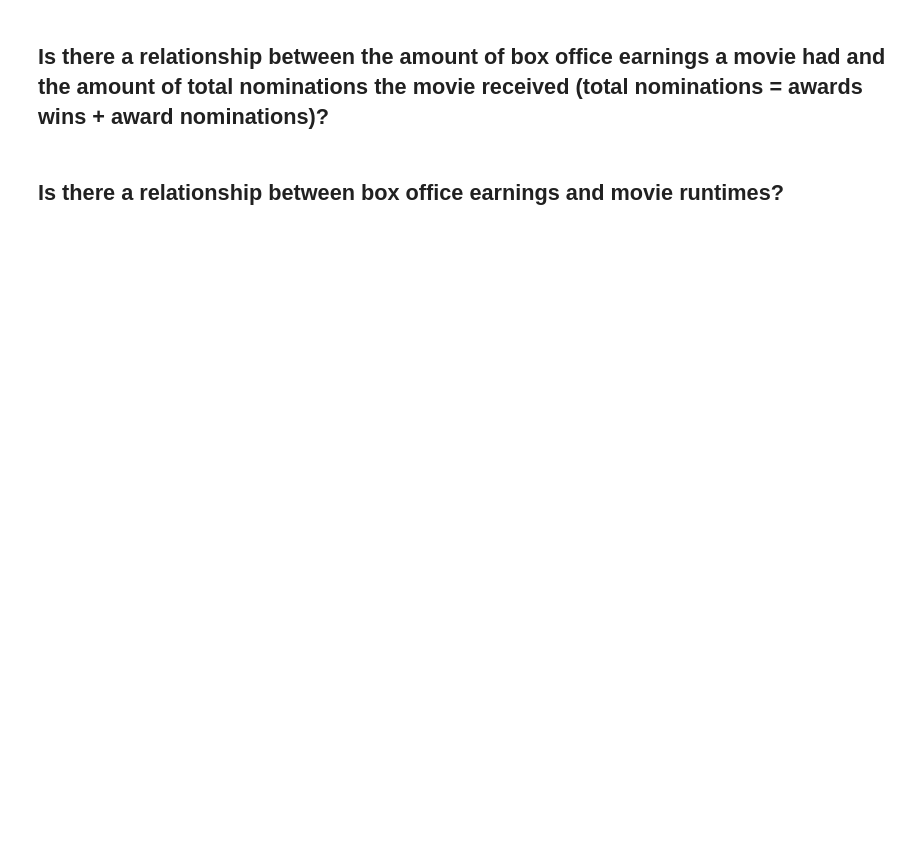
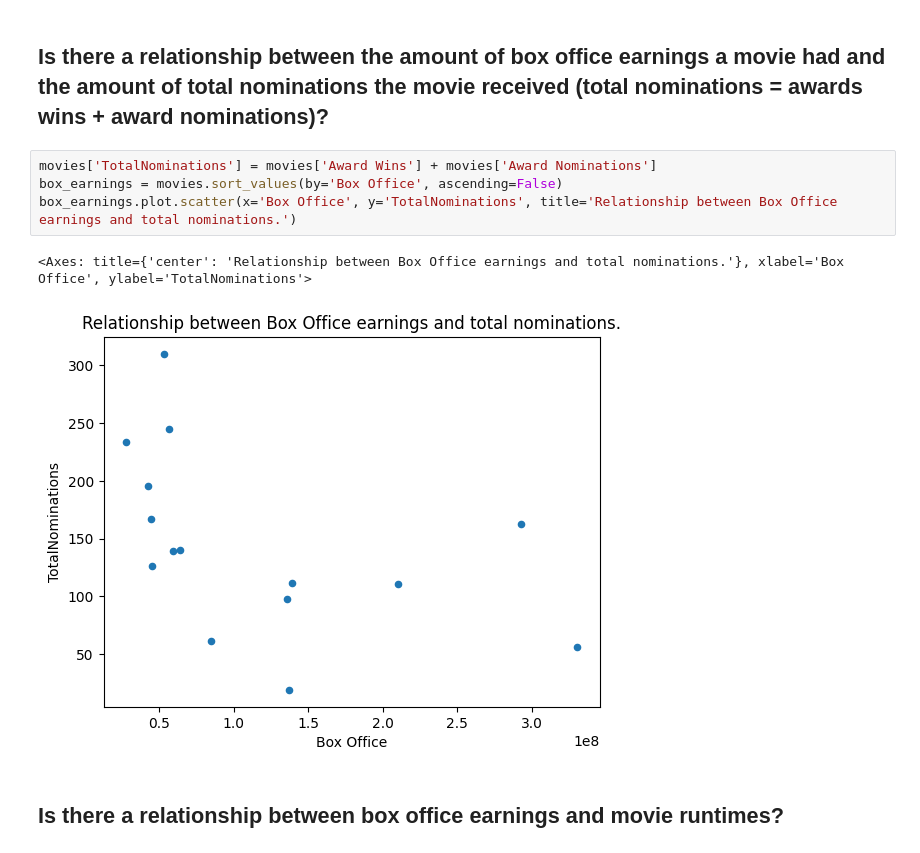
Before and after one commit to Schaeffer2013/movie_analysis, a Jupyter notebook: movie_analysis.ipynb, the cells around one changed output. Saved outputs shown, nothing was run; the diff lists cells and outputs as text; blank space fills up the shorter version.

```diff
--- a/movie_analysis.ipynb
+++ b/movie_analysis.ipynb
@@ -25,4 +50,11 @@ runtimes.plot.bar(x='Movie Title', y='Runtime', xlabel='Movie', ylabel='Runtime
 # %% [markdown]
 ## Is there a relationship between the amount of box office earnings a movie had and the amount of total nominations the movie received (total nominations = awards wins + award nominations)?
+# %%
+movies['TotalNominations'] = movies['Award Wins'] + movies['Award Nominations']
+box_earnings = movies.sort_values(by='Box Office', ascending=False)
+box_earnings.plot.scatter(x='Box Office', y='TotalNominations', title='Relationship between Box Office earnings and total nominations.')
+# %% [output]
+<Axes: title={'center': 'Relationship between Box Office earnings and total nominations.'}, xlabel='Box Office', ylabel='TotalNominations'>
+[figure, added]
 # %% [markdown]
 ## Is there a relationship between box office earnings and movie runtimes?
```
Also changed, not shown: parts of 7 cells of this notebook, 3 other files.
